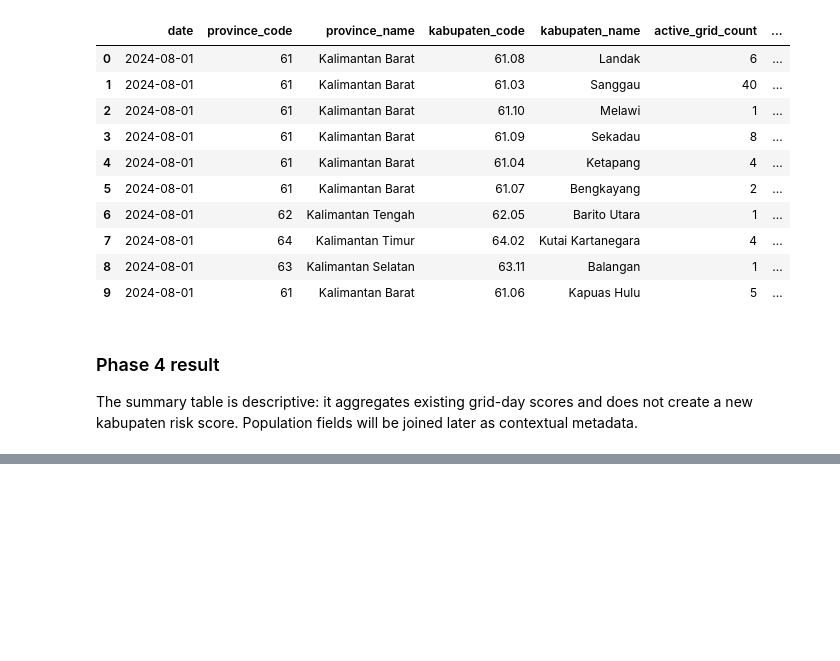
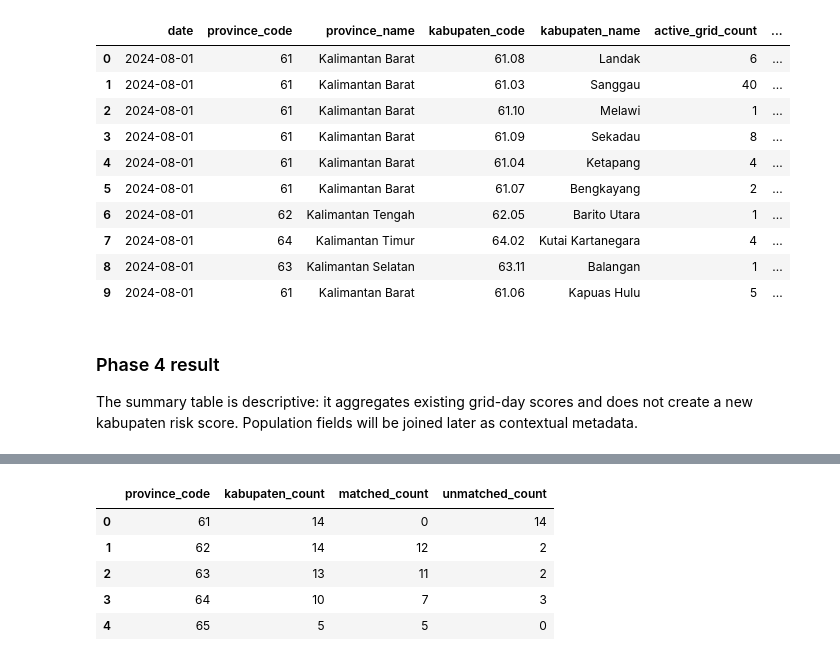
Before and after one commit to marimoria/Fireline, a Jupyter notebook: notebooks/07_FIRELINE_Kabupaten_Drilldown.ipynb, the cells around one changed output, grey strips where cells are left out. Cells and saved outputs as stored; diff of their text form; code cells hidden in the pictures; blank space fills up the shorter version.

```diff
--- a/notebooks/07_FIRELINE_Kabupaten_Drilldown.ipynb
+++ b/notebooks/07_FIRELINE_Kabupaten_Drilldown.ipynb
@@ -333,0 +397,15 @@ The summary table is descriptive: it aggregates existing grid-day scores and doe
+# %%
+admin_lookup['population_name_key'] = admin_lookup['kabupaten_name'].map(clean_admin_name)
+population_join = admin_lookup.merge(population_raw, on=['province_code', 'population_name_key'], how='left', indicator=True)
+population_join['population_source'] = population_join['_source_file'].where(population_join['_merge'].eq('both'), pd.NA)
+population_coverage = (population_join.groupby('province_code', as_index=False)
+    .agg(kabupaten_count=('kabupaten_code', 'size'), matched_count=('population', lambda s: int(s.notna().sum())))
+    .assign(unmatched_count=lambda d: d.kabupaten_count - d.matched_count))
+population_coverage
+# %% [output]
+|  | province_code | kabupaten_count | matched_count | unmatched_count |
+| 0 | 61 | 14 | 0 | 14 |
+| 1 | 62 | 14 | 12 | 2 |
+| 2 | 63 | 13 | 11 | 2 |
+| 3 | 64 | 10 | 7 | 3 |
+| 4 | 65 | 5 | 5 | 0 |
```
Also changed, not shown: parts of 4 cells of this notebook, 1 other file.
